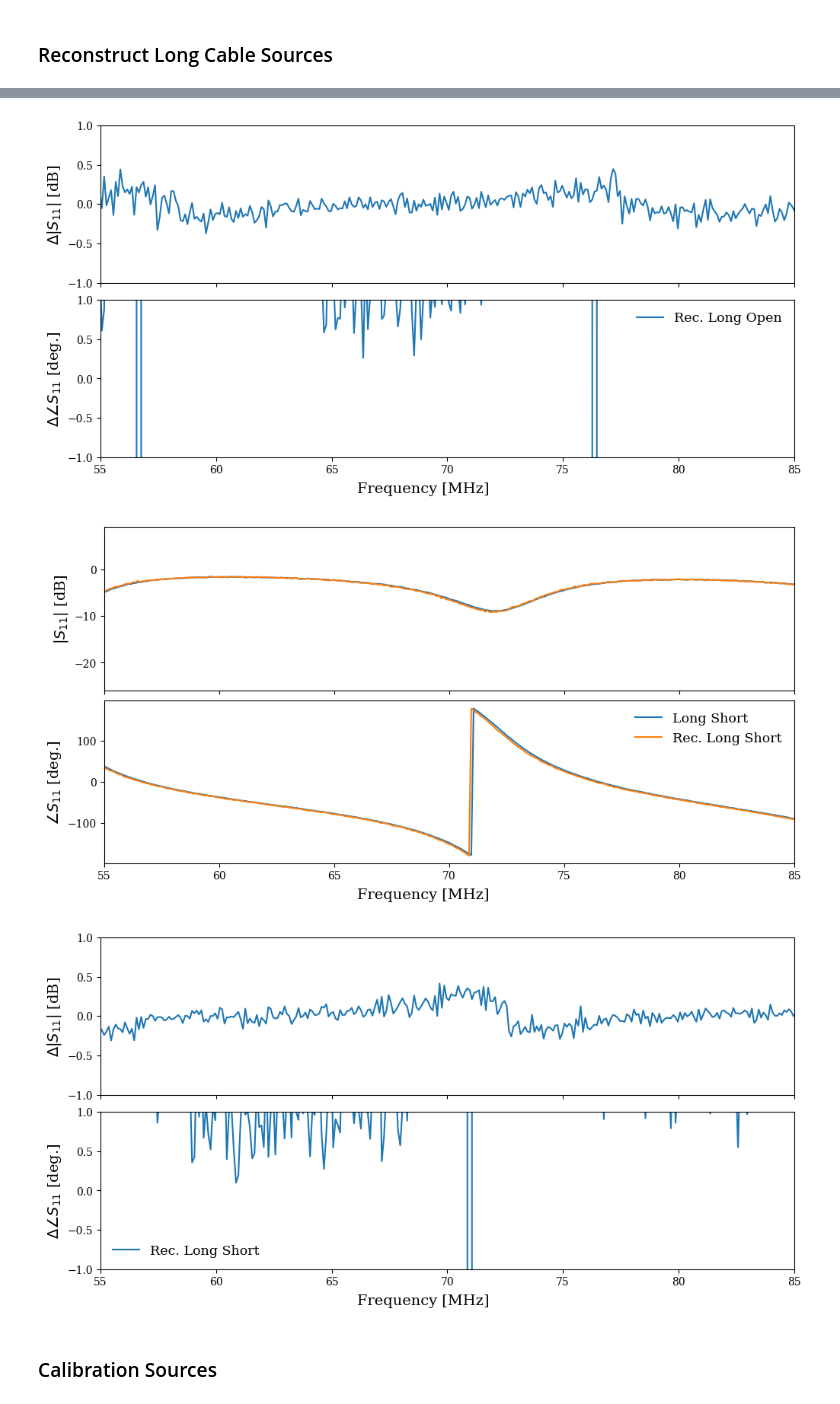
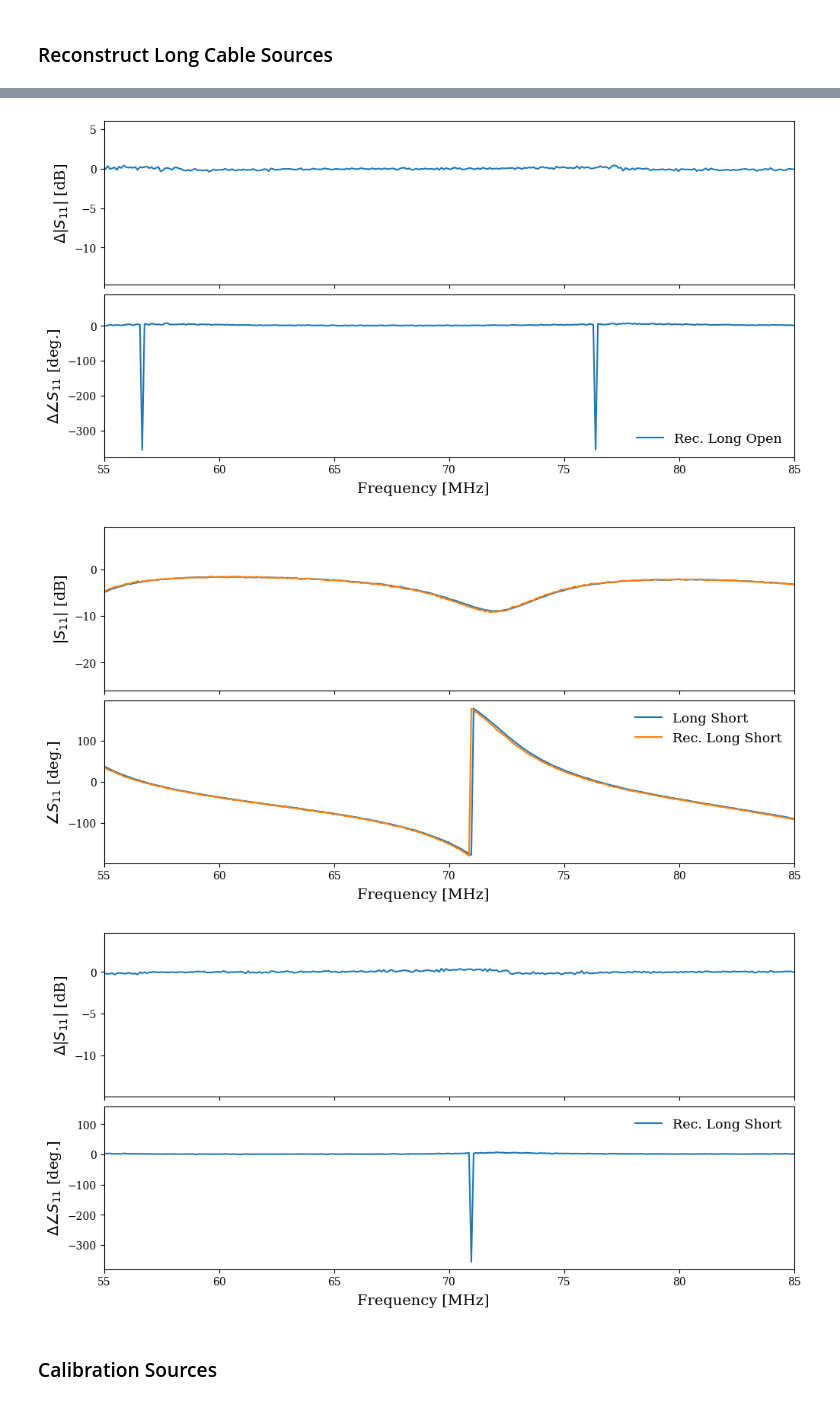
Before and after one commit to RHINO-Experiment/rhino-sparams, a Jupyter notebook: Cascading_SParams.ipynb, the cells around one changed output, grey strips where cells are left out. Saved outputs shown, nothing was run; the diff lists cells and outputs as text; code cells hidden in the pictures.

```diff
--- a/Cascading_SParams.ipynb
+++ b/Cascading_SParams.ipynb
@@ -314,24 +314,19 @@ def plot_s_params_mag(componant,
     unit_dict = {'MHz':1e6, 'GHz':1e9, 'kHz':1e3, 'Hz':1}
     d = unit_dict[frequency_unit]
     axes[0,0].set_title(r'$S_{11}$', fontsize=fontsize)
-    axes[0,0].tick_params('both', labelsize=fontsize*0.9)
-    axes[0,0].set_xlim(xmin = xlim[0],
-                       xmax = xlim[-1])
 
     axes[0,1].set_title(r'$S_{12}$', fontsize=fontsize)
-    axes[0,1].tick_params('both', labelsize=fontsize*0.9)
-    axes[0,1].set_xlim(xmin = xlim[0],
-                       xmax = xlim[-1])
 
     axes[1,0].set_title(r'$S_{21}$', fontsize=fontsize)
-    axes[1,0].tick_params('both', labelsize=fontsize*0.9)
-    axes[1,0].set_xlim(xmin = xlim[0],
-                       xmax = xlim[-1])
 
     axes[1,1].set_title(r'$S_{22}$', fontsize=fontsize)
-    axes[1,1].tick_params('both', labelsize=fontsize*0.9)
-    axes[1,1].set_xlim(xmin = xlim[0],
+
+    for ax in axes.flat:
+        ax.tick_params('both', labelsize=fontsize*0.9)
+        ax.set_xlim(xmin = xlim[0],
                        xmax = xlim[-1])
+        ax.relim()
+        ax.autoscale_view(scalex=False, scaley=True)
 
     fig.supxlabel(f'Frequency [{frequency_unit}]', fontsize=fontsize)
     fig.supylabel('[dB]')
@@ -390,6 +385,11 @@ def plot_s_params_phases(componant,
     axes[1,1].set_xlim(xmin = xlim[0],
                        xmax = xlim[-1])
 
+    for ax in axes.flat:
+        ax.set_xlim(xmin=xlim[0], xmax=xlim[-1])
+        ax.relim()
+        ax.autoscale_view(scalex=False, scaley=True)
+
     fig.supxlabel(f'Frequency [{frequency_unit}]', fontsize=fontsize)
     fig.supylabel('Phase Angle [deg.]')
     if figsize_inches is not None:
@@ -425,8 +425,10 @@ def visualise_s11(termination,
     ax1.set_ylabel(r'$|S_{11}|$ [dB]', fontsize=fontsize)
     ax2.set_ylabel(r'$\angle S_{11}$ [deg.]', fontsize=fontsize)
 
-    for a in [ax1, ax2]:
-        a.set_xlim(xmin=xlim[0], xmax=xlim[-1])
+    for ax in [ax1, ax2]:
+        ax.set_xlim(xmin=xlim[0], xmax=xlim[-1])
+        ax.relim()
+        ax.autoscale_view(scalex=False, scaley=True)
     if figsize_inches is not None:
         plt.gcf().set_size_inches(figsize_inches)
     if savepath is not None:
@@ -458,9 +460,12 @@ def visulaise_s11_residuals(prime_termination,
         ax1.plot(prime_termination.freqs / d, del_s11_mag, label=t.label)
         ax2.plot(prime_termination.freqs / d, del_s11_phase, label=t.label)
     ax1.set_ylabel(r'$\Delta |S_{11}|$ [dB]', fontsize=fontsize)
-    ax1.set_xlim(xmin=xlim[0], xmax=xlim[-1])
     ax2.set_ylabel(r'$\Delta \angle S_{11}$ [deg.]', fontsize=fontsize)
-    ax2.set_xlim(xmin=xlim[0], xmax=xlim[-1])
+
+    for ax in [ax1, ax2]:
+        ax.set_xlim(xmin=xlim[0], xmax=xlim[-1])
+        ax.relim()
+        ax.autoscale_view(scalex=False, scaley=True)
 
     if diff_mag_ylim is not None:
         ax1.set_ylim(ymin = min(diff_mag_ylim),
@@ -585,35 +590,33 @@ visulaise_s11_residuals(prime_termination=cal_open,
 # %%
 cal_long_open = Termination('VNA_Measurements_John/cal_s11/cal_longopen_t1t1e3_2.s2p', label='Long Open')
 cal_long_short = Termination('VNA_Measurements_John/cal_s11/cal_longshort_t2t1e3_2.s2p', label='Long Short')
 
 spdt_open_term = Termination(s2p_filepath='VNA_Measurements_John/spdt1_openshort/spdtopenrf1_0.s2p')
 spdt_short_term = Termination(s2p_filepath='VNA_Measurements_John/spdt1_openshort/spdtshortrf2_0.s2p')
 
 long_cable = Componant(s2p_filepath='VNA_Measurements_John/longcable/longcable_0.s2p', label='Long Cable')
 
 sp8t_to_long_cable = Componant(s2p_filepath='VNA_Measurements_John/sp8t/sp8t_p3_rf3.s2p', label='SP8T Port 3 Through')
 
 sp8t_long_cable = LumpedComponants(componants_list=[sp8t_to_long_cable, long_cable])
 
 lumped_long_open = LumpedTermination(lumped_componants=sp8t_long_cable,
                                      termination=spdt_open_term,
                                      label='Rec. Long Open')
 lumped_long_short = LumpedTermination(lumped_componants=sp8t_long_cable,
                                       termination=spdt_short_term,
                                       label='Rec. Long Short')
 
 visualise_s11(termination=[cal_long_open, lumped_long_open])
-visulaise_s11_residuals(prime_termination=cal_long_open, terminations=[lumped_long_open],
-                        diff_mag_ylim=(-1, 1), diff_pha_ylim=(-1, 1))
+visulaise_s11_residuals(prime_termination=cal_long_open, terminations=[lumped_long_open])
 visualise_s11(termination=[cal_long_short, lumped_long_short])
 
-visulaise_s11_residuals(prime_termination=cal_long_short, terminations=[lumped_long_short],
-                        diff_mag_ylim=(-1, 1), diff_pha_ylim=(-1, 1))
+visulaise_s11_residuals(prime_termination=cal_long_short, terminations=[lumped_long_short])
 # %% [output]
 [figure]
-[figure, old version]
+[figure, new version]
 [figure]
-[figure, old version]
+[figure, new version]
 # %% [markdown]
 ### Calibration Sources
 # %%
```
Also changed, not shown: parts of 18 cells of this notebook.
